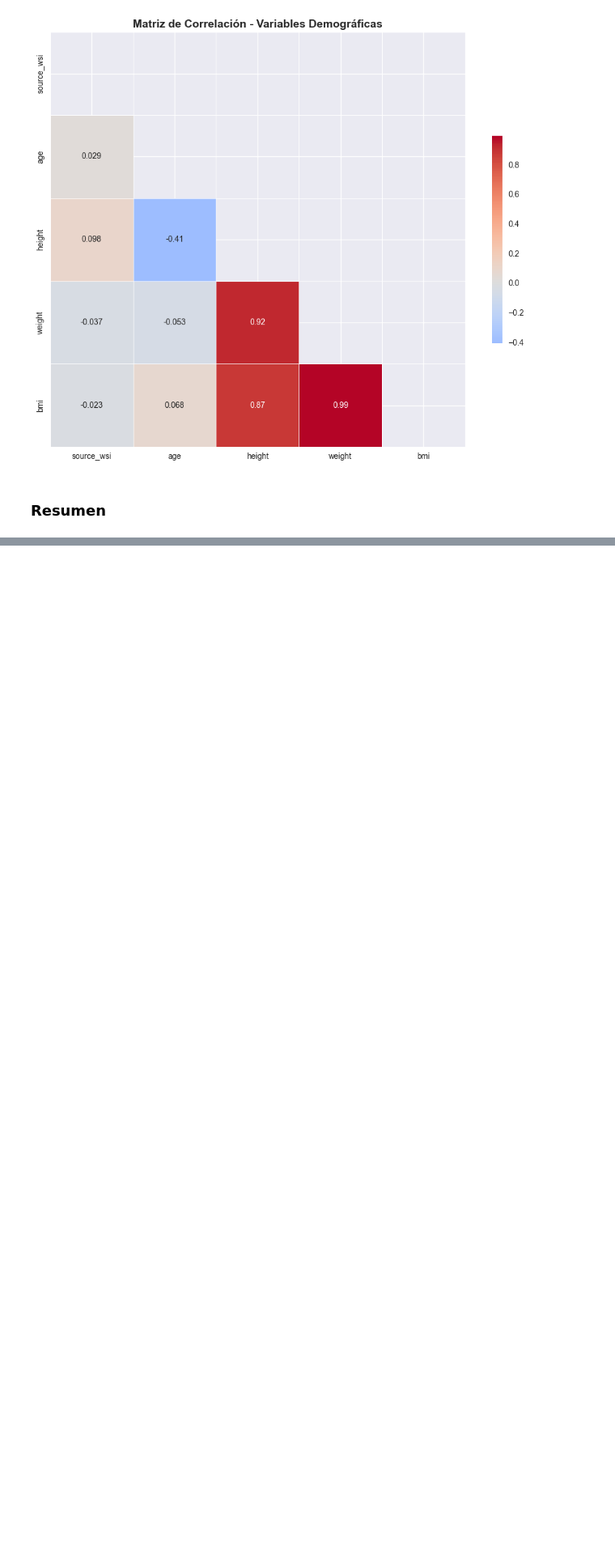
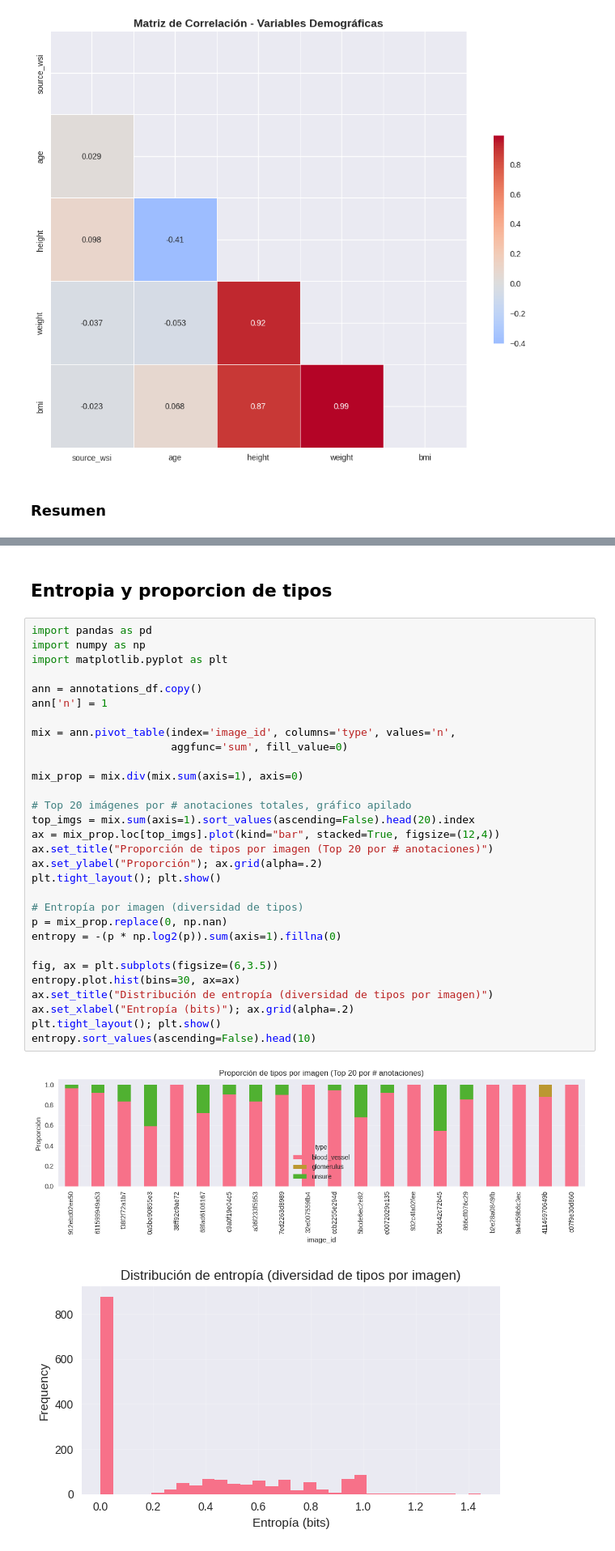
Before and after one commit to Fabiola-cc/DS_Proyecto2, a Jupyter notebook: analisis_exploratorio.ipynb, the cells around one changed output, grey strips where cells are left out. Shown at 81% size. Drawn from its saved outputs; the diff is of its cells as text; blank space fills up the shorter version.

```diff
--- a/analisis_exploratorio.ipynb
+++ b/analisis_exploratorio.ipynb
@@ -472,0 +620,35 @@ CARACTERÍSTICAS DEMOGRÁFICAS:
+# %% [markdown]
+## Entropia y proporcion de tipos
+# %%
+import pandas as pd
+import numpy as np
+import matplotlib.pyplot as plt
+
+ann = annotations_df.copy()
+ann['n'] = 1
+
+mix = ann.pivot_table(index='image_id', columns='type', values='n',
+                      aggfunc='sum', fill_value=0)
+
+mix_prop = mix.div(mix.sum(axis=1), axis=0)
+
+# Top 20 imágenes por # anotaciones totales, gráfico apilado
+top_imgs = mix.sum(axis=1).sort_values(ascending=False).head(20).index
+ax = mix_prop.loc[top_imgs].plot(kind="bar", stacked=True, figsize=(12,4))
+ax.set_title("Proporción de tipos por imagen (Top 20 por # anotaciones)")
+ax.set_ylabel("Proporción"); ax.grid(alpha=.2)
+plt.tight_layout(); plt.show()
+
+# Entropía por imagen (diversidad de tipos)
+p = mix_prop.replace(0, np.nan)
+entropy = -(p * np.log2(p)).sum(axis=1).fillna(0)
+
+fig, ax = plt.subplots(figsize=(6,3.5))
+entropy.plot.hist(bins=30, ax=ax)
+ax.set_title("Distribución de entropía (diversidad de tipos por imagen)")
+ax.set_xlabel("Entropía (bits)"); ax.grid(alpha=.2)
+plt.tight_layout(); plt.show()
+entropy.sort_values(ascending=False).head(10)
+# %% [output]
+[figure, added]
+[figure, added]
```
Also changed, not shown: parts of 9 cells of this notebook, 1 other file.
